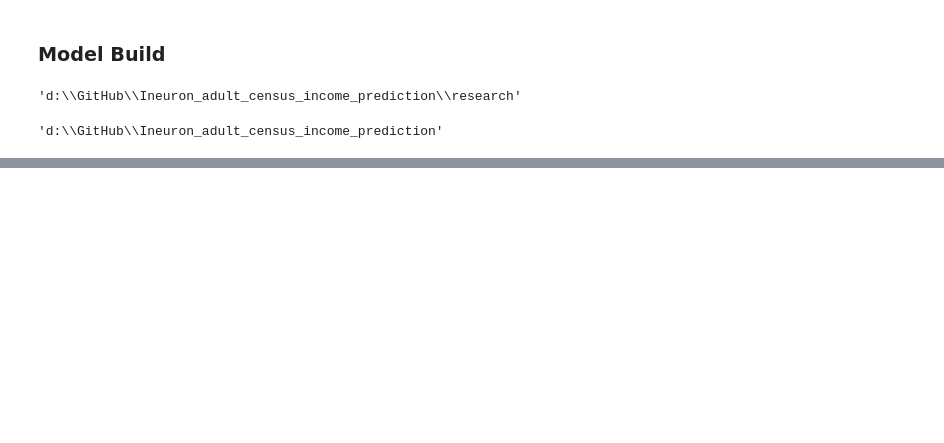
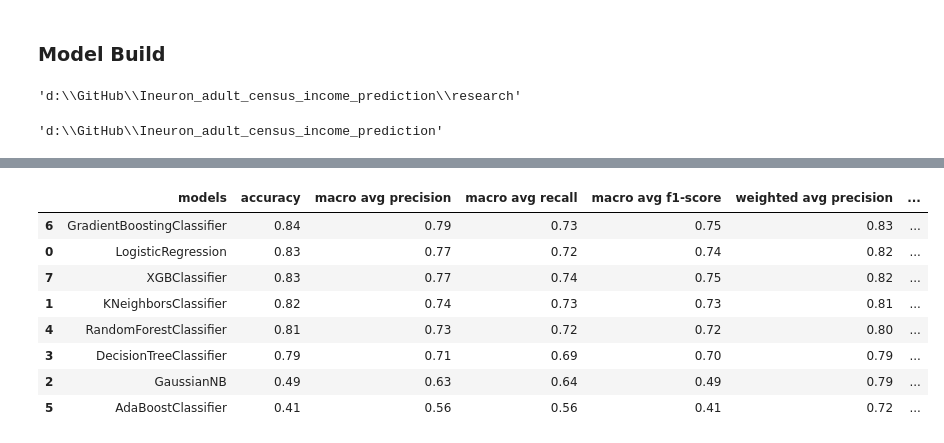
Before and after one commit to rushin236/Adult_census_income_prediction_ineuron, a Jupyter notebook: research/04_model_build.ipynb, the cells around one changed output, grey strips where cells are left out. Cells and saved outputs as stored; diff of their text form; code cells hidden in the pictures; blank space fills up the shorter version.

```diff
--- a/research/04_model_build.ipynb
+++ b/research/04_model_build.ipynb
@@ -358,0 +369,12 @@ hy_results.sort_values("accuracy", ascending=False)
+# %%
+hy_ts_results.sort_values("accuracy", ascending=False)
+# %% [output]
+|  | models | accuracy | macro avg precision | macro avg recall | macro avg f1-score | weighted avg precision | ... |
+| 6 | GradientBoostingClassifier | 0.84 | 0.79 | 0.73 | 0.75 | 0.83 | ... |
+| 0 | LogisticRegression | 0.83 | 0.77 | 0.72 | 0.74 | 0.82 | ... |
+| 7 | XGBClassifier | 0.83 | 0.77 | 0.74 | 0.75 | 0.82 | ... |
+| 1 | KNeighborsClassifier | 0.82 | 0.74 | 0.73 | 0.73 | 0.81 | ... |
+| 4 | RandomForestClassifier | 0.81 | 0.73 | 0.72 | 0.72 | 0.80 | ... |
+| 3 | DecisionTreeClassifier | 0.79 | 0.71 | 0.69 | 0.70 | 0.79 | ... |
+| 2 | GaussianNB | 0.49 | 0.63 | 0.64 | 0.49 | 0.79 | ... |
+| 5 | AdaBoostClassifier | 0.41 | 0.56 | 0.56 | 0.41 | 0.72 | ... |
```
Also changed, not shown: parts of 4 cells of this notebook, 11 other files.
